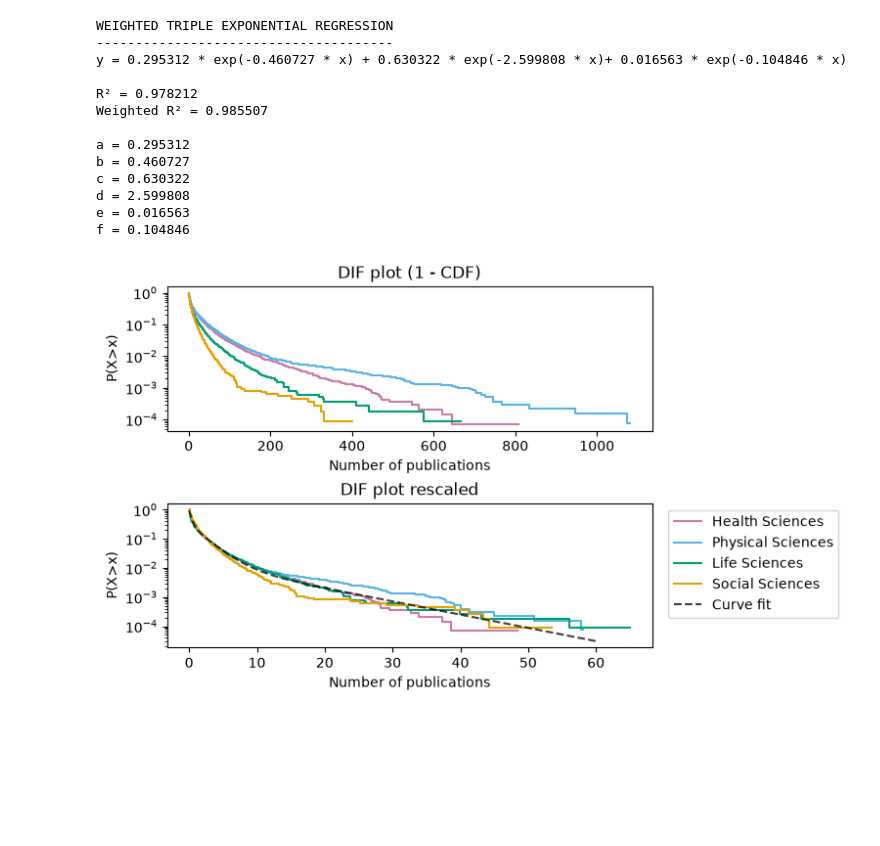
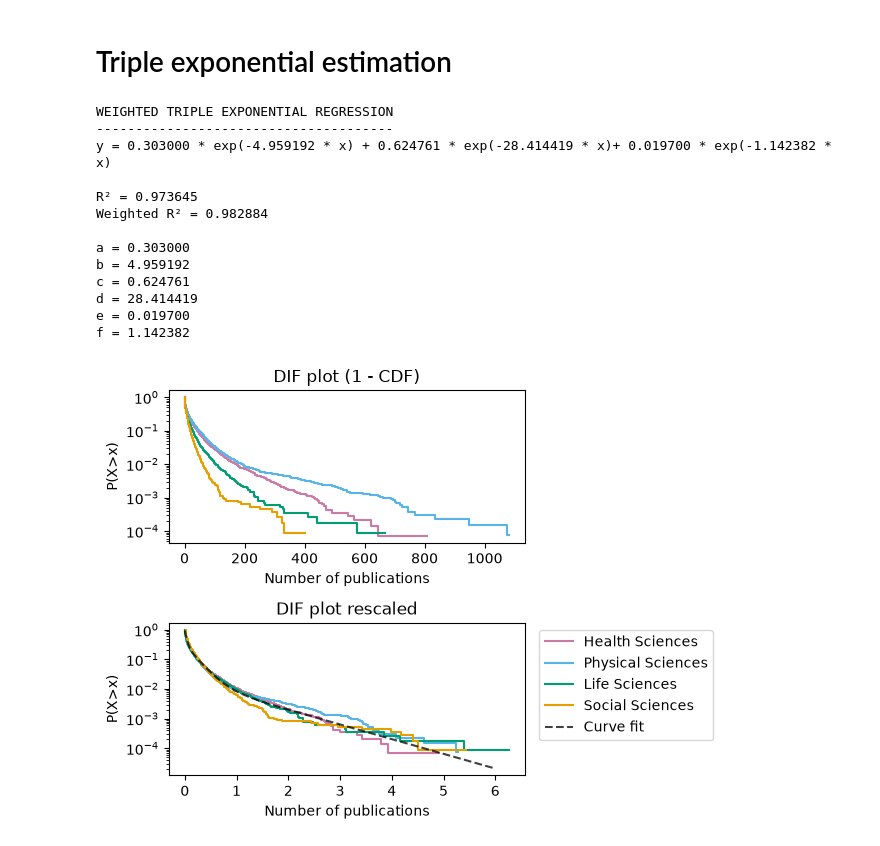
Before and after one commit to AdriRed/science-squared-avbd, a Jupyter notebook: notebooks/albert_02_power_laws.ipynb, the cells around one changed output. Drawn from its saved outputs; the diff is of its cells as text; code cells hidden in the pictures; blank space fills up the shorter version.

```diff
--- a/notebooks/albert_02_power_laws.ipynb
+++ b/notebooks/albert_02_power_laws.ipynb
@@ -48,11 +47,13 @@ for i in range(0,4):
 
     # Normalize so area = 1
     if area > 0:
-        x_norm = x / (area)
+        x_norm = x / (x.mean())
     else:
         x_norm = x
     difs.append([dif['value'],dif["surv_ge"]])
     difs_norm.append([x_norm,y])
-    print(dif["count"].sum())
+    print(x.mean())
+    print(area)
 print('ja està!')
+grouped[1]
 # %% [output]
@@ -63,0 +84,29 @@ ja està!
+# %%
+def f(data, rho):
+    N = len(data)
+    double_sum = 0
+    for k in data:
+        for j in range(1, k+1):
+            double_sum = double_sum + 1 / (rho + j)
+    return N / double_sum
+# %%
+mle_rhos = []
+yulest = []
+for i in range(0,4):
+    rho_0 = 0 # initial guess
+    epsilon = 0.00000001 # tolerance
+
+    converged = False
+    while not converged:
+        rho_1 = f(grouped[i], rho_0)
+        converged = abs(rho_1 - rho_0) < epsilon
+        rho_0 = rho_1
+        print(rho_1)
+    print('--------------------------')
+    mle_rho = rho_1
+    mle_rhos.append(mle_rho)
+    vc = grouped[i].value_counts().sort_index()
+    est_probs = yulesimon.pmf(vc.index, mle_rho) # Probabilities
+    yulest.append(est_probs)
+#print(yulest[0])
+mle_rhos
@@ -64,3 +135,5 @@ ja està!
+# %% [markdown]
+# Triple exponential estimation
 # %%
 all_data = np.vstack([
     np.column_stack((difs_norm[i][0], difs_norm[i][1]))
@@ -144,7 +217,7 @@ popt, pcov = curve_fit(
     maxfev=100000
 )
 
-x_fit = np.linspace(0, 60, 1000)
+x_fit = np.linspace(0, 6, 1000)
 y_fit = double_exponential(x_fit, *popt)
 
 
@@ -190,46 +263,47 @@ print(f"f = {f:.6f}")
 # %% [output]
 WEIGHTED TRIPLE EXPONENTIAL REGRESSION
 --------------------------------------
-y = 0.295312 * exp(-0.460727 * x) + 0.630322 * exp(-2.599808 * x)+ 0.016563 * exp(-0.104846 * x)
+y = 0.303000 * exp(-4.959192 * x) + 0.624761 * exp(-28.414419 * x)+ 0.019700 * exp(-1.142382 * x)
 
-R² = 0.978212
-Weighted R² = 0.985507
+R² = 0.973645
+Weighted R² = 0.982884
 
-a = 0.295312
-b = 0.460727
-c = 0.630322
-d = 2.599808
-e = 0.016563
-f = 0.104846
+a = 0.303000
+b = 4.959192
+c = 0.624761
+d = 28.414419
+e = 0.019700
+f = 1.142382
 # %%
 fig, ax = plt.subplots(nrows=2,ncols=1)
 plt.subplots_adjust(hspace=0.5)
 #figsize=(7, 4)
 #cmap = plt.get_cmap('viridis')
 #colors = cmap(np.linspace(0.1, 0.9, 4))
 colors = ['#CC79A7', '#56B4E9', '#009E73','#E69F00']
 fields_labels = ['Health Sciences','Physical Sciences','Life Sciences','Social Sciences']
 for i in range(0,4):
     ax[0].step(difs[i][0], difs[i][1],label = fields_labels[i],color=colors[i])
 ax[0].set_xlabel("Number of publications")
 ax[0].set_ylabel("P(X>x)")
 ax[0].set_title("DIF plot (1 - CDF)")
 #ax[0].set_xscale("log")
 ax[0].set_yscale("log")
 
 alpha = 1.
 alpha_fit = 0.75
 for i in range(0,4):
     ax[1].step(difs_norm[i][0], difs_norm[i][1],label = fields_labels[i],alpha = alpha,color=colors[i])
 ax[1].plot(x_fit,y_fit,linestyle = '--',color = (0,0,0),alpha=alpha_fit,label = 'Curve fit')
 ax[1].set_xlabel("Number of publications")
 ax[1].set_ylabel("P(X>x)")
 ax[1].set_title("DIF plot rescaled")
 #ax[1].set_xlim(right=10)
 #ax[1].set_ylim(bottom=10**(-3))
 #ax[1].set_xscale("log")
 ax[1].set_yscale("log")
 plt.legend(loc="upper left", bbox_to_anchor=(1.02, 1))
+plt.tight_layout()
 plt.show()
 # %% [output]
-[figure, old version]
+[figure, new version]
```
Also changed, not shown: parts of 7 cells of this notebook, 1 other file.
